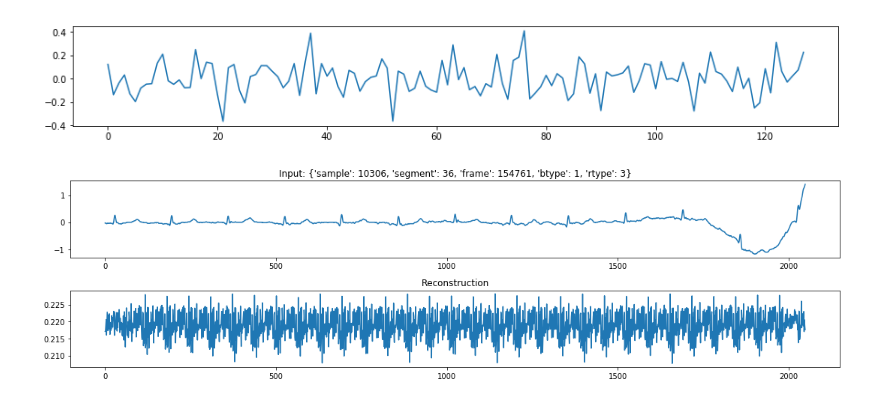
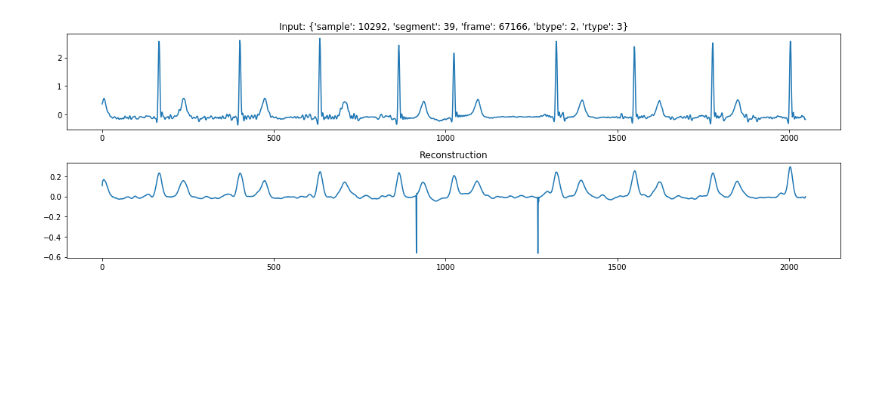
Before and after one commit to shawntan/icentia-ecg, a Jupyter notebook: notebooks/explore-embs.ipynb, the cells around one changed output. Cells and saved outputs as stored; diff of their text form; code cells hidden in the pictures; blank space fills up the shorter version.

```diff
--- a/notebooks/explore-embs.ipynb
+++ b/notebooks/explore-embs.ipynb
@@ -17,24 +53,7 @@ Loading cache .cache/0df94aae18bf5a919b9faf596daa9fa4_5fc965e74148517499ed5bfccb
 # %%
 _id = 1000
 indata = data_raw.values[_id]
 inlabels = labels.iloc[_id]
-ae = encoders.convautoencoder()
-emb = ae.encode(indata)
-recon = ae.decode(emb)
+processImage("test", dict(inlabels), 0, indata, ae);
+# %% [output]
+[figure, added]
-# %%
-plt.figure(figsize=(15,2))
-plt.plot(emb);
-# %% [output]
-[figure, removed]
-# %%
-height = 3; width=1;
-plt.figure(figsize=(15,6))
-plt.subplot(height, width, 1)
-plt.plot(indata);
-plt.title("Input: {}".format(dict(inlabels)))
-plt.subplot(height, width, 2)
-plt.plot(recon[0][0]);
-plt.title("Reconstruction");
-plt.tight_layout()
-# %% [output]
-[figure, removed]
```
Also changed, not shown: parts of 29 cells of this notebook.
